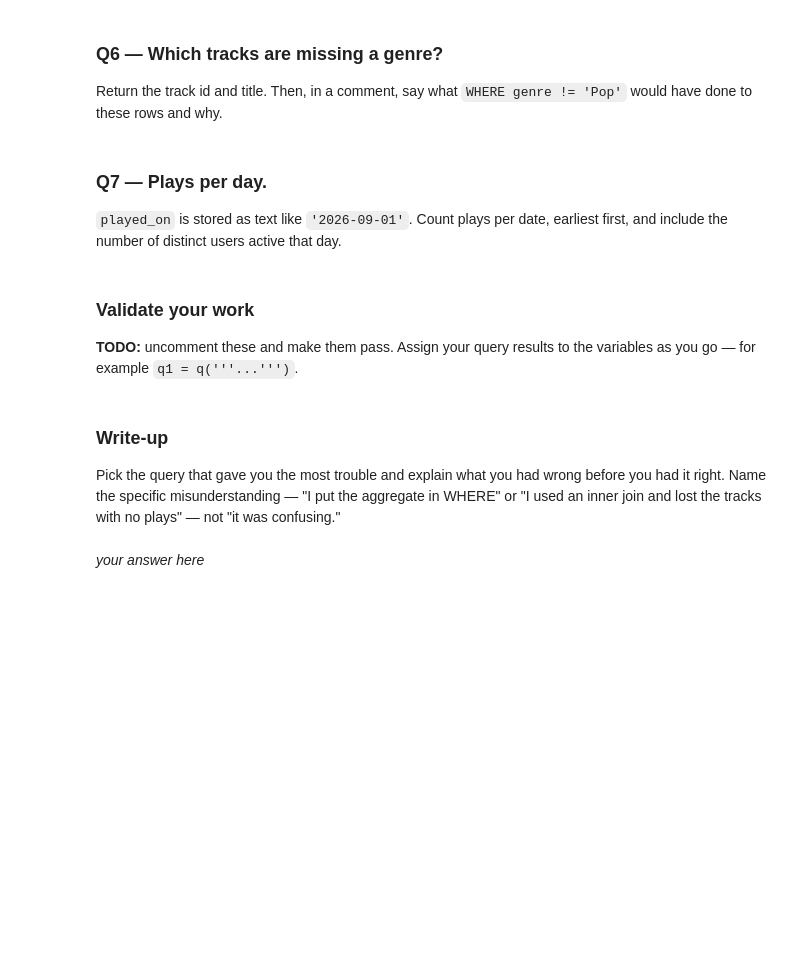
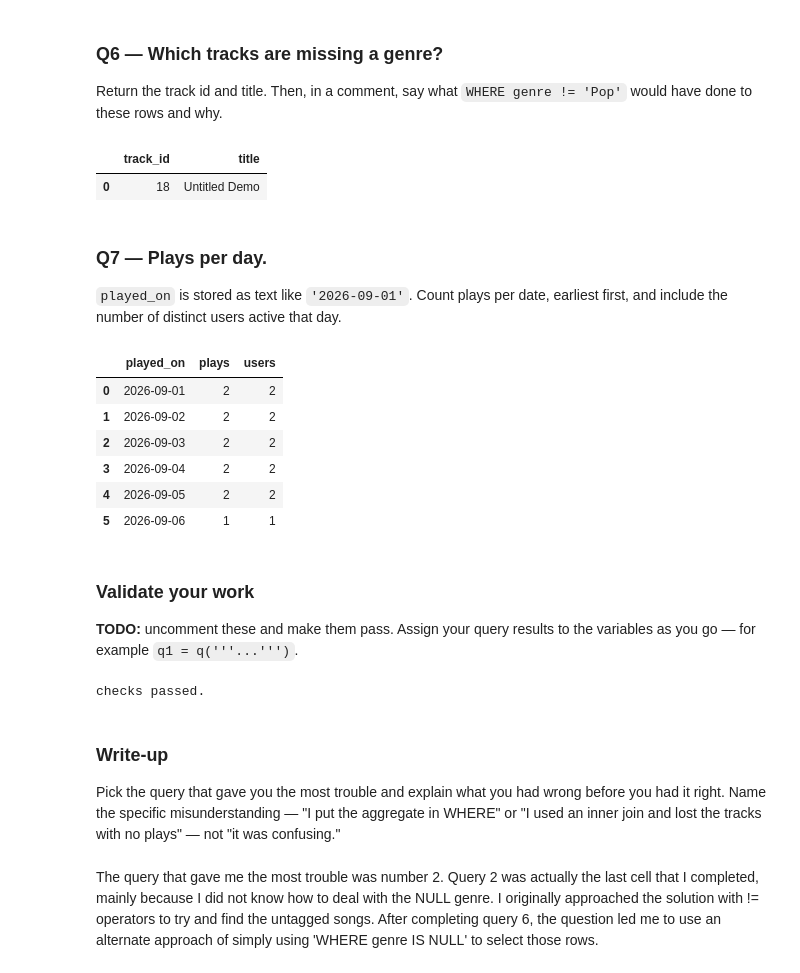
Before and after one commit to derekhatherley/ds2002-fa26, a Jupyter notebook: 2026_09_11_—_SQL_Challenge_Set_—_Lab.ipynb, the cells around one changed output. Drawn from its saved outputs; the diff is of its cells as text; code cells hidden in the pictures; blank space fills up the shorter version.

```diff
--- a/2026_09_11_—_SQL_Challenge_Set_—_Lab.ipynb
+++ b/2026_09_11_—_SQL_Challenge_Set_—_Lab.ipynb
@@ -91,3 +148,16 @@ q('''
+# %%
+q6 = q('''
+SELECT track_id, title
+FROM tracks
+WHERE genre IS NULL
+''')
+q6
+
+# WHERE genre != 'Pop' would have removed the rows without genre values. Even though NULL isn't 'Pop', it doesn't satasfy the != condition.
+# Therefore, the NULL rows would be dropped along with rows that are not pop.
+# %% [output]
+|  | track_id | title |
+| 0 | 18 | Untitled Demo |
 # %% [markdown]
 ### Q7 — Plays per day.
 
@@ -99,15 +165,33 @@ q('''
+# %%
+q7 = q('''
+SELECT played_on, COUNT(*) AS plays, COUNT(DISTINCT user) AS users
+FROM plays
+GROUP BY played_on
+ORDER BY played_on
+''')
+q7
+# %% [output]
+|  | played_on | plays | users |
+| 0 | 2026-09-01 | 2 | 2 |
+| 1 | 2026-09-02 | 2 | 2 |
+| 2 | 2026-09-03 | 2 | 2 |
+| 3 | 2026-09-04 | 2 | 2 |
+| 4 | 2026-09-05 | 2 | 2 |
+| 5 | 2026-09-06 | 1 | 1 |
 # %% [markdown]
 ### Validate your work
 
 **TODO:** uncomment these and make them pass. Assign your query results to the variables as you go — for example `q1 = q('''...''')`.
 # %%
-# assert len(q1) == 9, 'Q1 should return one row per track'
-# assert len(q4) == 2, 'Q4: two tracks have never been played'
-# assert q3['plays'].sum() == 11, 'Q3 should account for all 11 plays'
+assert len(q1) == 9, 'Q1 should return one row per track'
+assert len(q4) == 2, 'Q4: two tracks have never been played'
+assert q3['plays'].sum() == 11, 'Q3 should account for all 11 plays'
 print('checks passed.')
+# %% [output]
+checks passed.
 # %% [markdown]
 ### Write-up
 
 Pick the query that gave you the most trouble and explain what you had wrong before you had it right. Name the specific misunderstanding — "I put the aggregate in WHERE" or "I used an inner join and lost the tracks with no plays" — not "it was confusing."
-# %% [markdown]
-_your answer here_
+# %% [markdown]
+The query that gave me the most trouble was number 2. Query 2 was actually the last cell that I completed, mainly because I did not know how to deal with the NULL genre. I originally approached the solution with != operators to try and find the untagged songs. After completing query 6, the question led me to use an alternate approach of simply using 'WHERE genre IS NULL' to select those rows.
```
Also changed, not shown: parts of 13 cells of this notebook.
